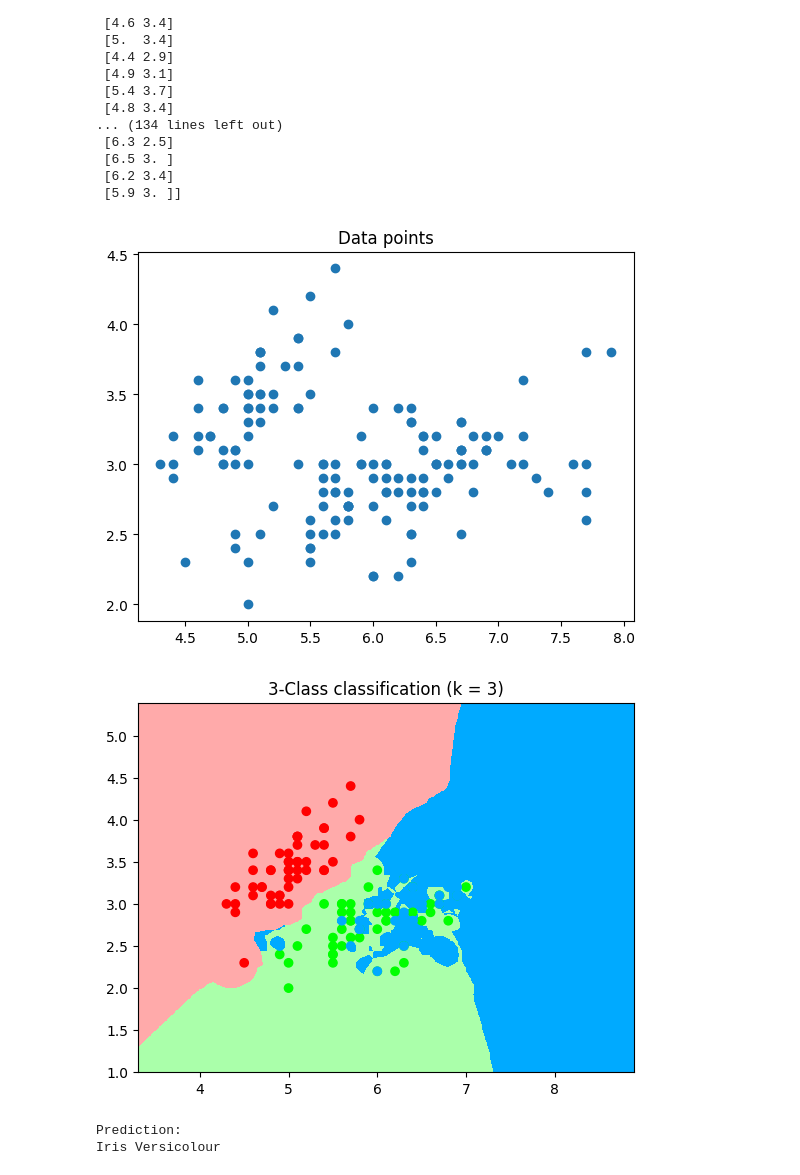
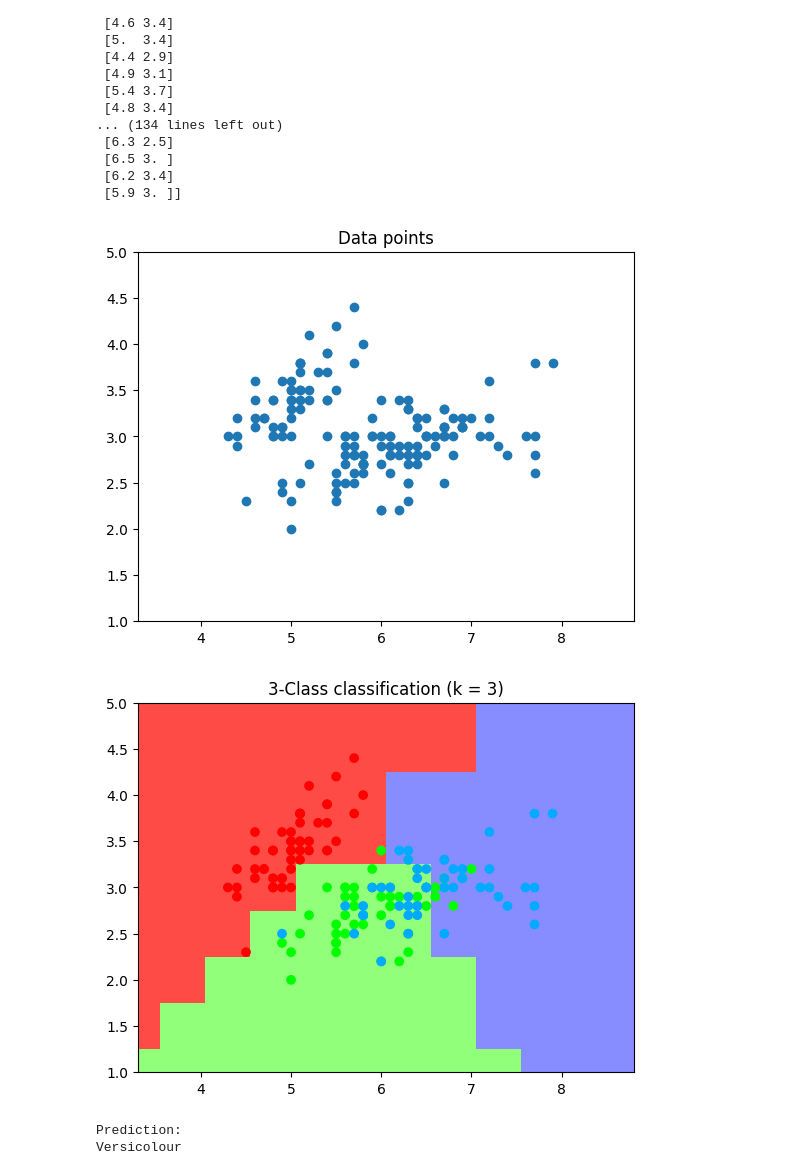
Before and after one commit to frkr/mlearn, a Jupyter notebook: iris_teste.ipynb, the cells around one changed output. Drawn from its saved outputs; the diff is of its cells as text; code cells hidden in the pictures.

```diff
--- a/iris_teste.ipynb
+++ b/iris_teste.ipynb
@@ -26,62 +28,57 @@ print(X)
  [6.2 3.4]
  [5.9 3. ]]
 # %%
-# import numpy as np
+import numpy as np
 import matplotlib.pyplot as plt
 
 # Calculate min, max and limits
-H = 0.01  # step size in the mesh
-# x_min, x_max = X[:, 0].min() - 1, X[:, 0].max() + 1
-# y_min, y_max = X[:, 1].min() - 1, X[:, 1].max() + 1
-# xx, yy = np.meshgrid(np.arange(x_min, x_max, H), np.arange(y_min, y_max, H))
+H = 0.5  # step size in the mesh
+x_min, x_max = X[:, 0].min() - 1, X[:, 0].max() + 1
+y_min, y_max = X[:, 1].min() - 1, X[:, 1].max() + 1
+xx, yy = np.meshgrid(np.arange(x_min, x_max, H), np.arange(y_min, y_max, H))
 
 # Put the result into a color plot
 plt.figure()
 plt.scatter(X[:, 0], X[:, 1])
-# plt.xlim(xx.min(), xx.max())
-# plt.ylim(yy.min(), yy.max())
+plt.xlim(xx.min(), xx.max())
+plt.ylim(yy.min(), yy.max())
 plt.title("Data points")
 plt.show()
 # %% [output]
-[figure, old version]
+[figure, new version]
 # %%
 import numpy as np
 import matplotlib.pyplot as plt
 from matplotlib.colors import ListedColormap
 from sklearn import neighbors
 
+# rank
 n_neighbors = 3
 
 # Create color maps
-cmap_light = ListedColormap(['#FFAAAA', '#AAFFAA', '#00AAFF'])
+cmap_light = ListedColormap(['#FF4B46', '#92FF7B', '#878DFF'])
 cmap_bold = ListedColormap(['#FF0000', '#00FF00', '#00AAFF'])
 
 # we create an instance of Neighbours Classifier and fit the data.
 clf = neighbors.KNeighborsClassifier(n_neighbors, weights='distance')
 clf.fit(X, Y)
-
-# calculate min, max and limits
-x_min, x_max = X[:, 0].min() - 1, X[:, 0].max() + 1
-y_min, y_max = X[:, 1].min() - 1, X[:, 1].max() + 1
-xx, yy = np.meshgrid(np.arange(x_min, x_max, H),
-                     np.arange(y_min, y_max, H))
 
 # predict class using data and kNN classifier
 Z = clf.predict(np.c_[xx.ravel(), yy.ravel()])
 
 # Put the result into a color plot
 Z = Z.reshape(xx.shape)
 plt.figure()
 plt.pcolormesh(xx, yy, Z, cmap=cmap_light)
 
 # Plot also the training points
 plt.scatter(X[:, 0], X[:, 1], c=Y, cmap=cmap_bold)
 plt.xlim(xx.min(), xx.max())
 plt.ylim(yy.min(), yy.max())
 plt.title("3-Class classification (k = %i)" % (n_neighbors))
 plt.show()
 # %% [output]
-[figure, old version]
+[figure, new version]
 # %%
 
 # make prediction
@@ -93,11 +90,11 @@ dataClass = clf.predict([[sl, sw]])
 print('Prediction: '),
 
 if dataClass == 0:
-    print('Iris Setosa')
+    print('Setosa')
 elif dataClass == 1:
-    print('Iris Versicolour')
+    print('Versicolour')
 else:
-    print('Iris Virginica')
+    print('Virginica')
 # %% [output]
 Prediction:
-Iris Versicolour
+Versicolour
```
Also changed, not shown: parts of 1 cell of this notebook.
